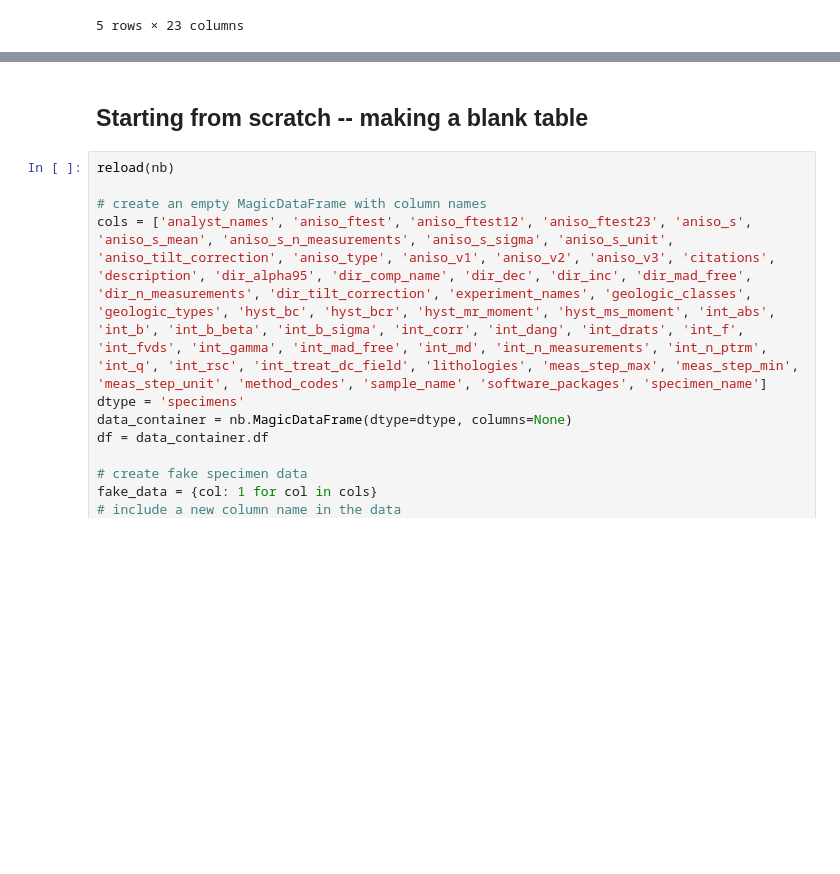
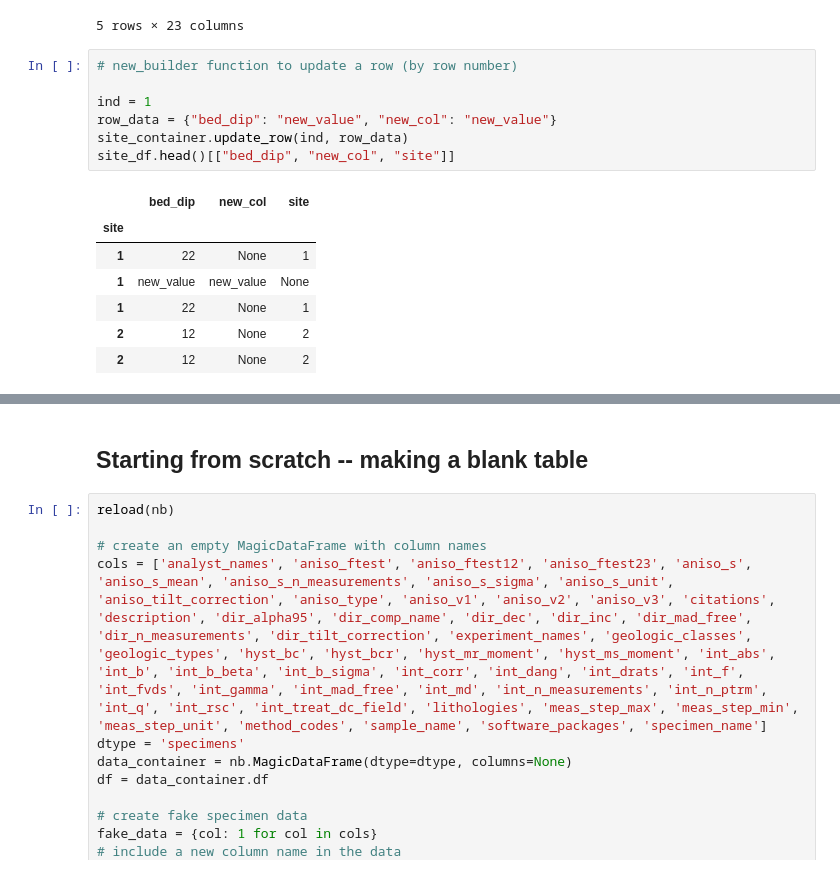
Before and after one commit to PmagPy/PmagPy, a Jupyter notebook: Intro to MagicDataFrames.ipynb, the cells around one changed output, grey strips where cells are left out. Drawn from its saved outputs; the diff is of its cells as text; blank space fills up the shorter version.

```diff
--- a/Intro to MagicDataFrames.ipynb
+++ b/Intro to MagicDataFrames.ipynb
@@ -189,3 +190,18 @@ site_container.df[:5]
 | 2 | 12 | 140 | This study | 25 | None | 290.6 | 31.9 | 243 | ... |
 | 2 | 12 | 140 | This study | 25 | None | 285.7 | 42 | 243 | ... |
 5 rows × 23 columns
+# %%
+# new_builder function to update a row (by row number)
+
+ind = 1
+row_data = {"bed_dip": "new_value", "new_col": "new_value"}
+site_container.update_row(ind, row_data)
+site_df.head()[["bed_dip", "new_col", "site"]]
+# %% [output]
+|  | bed_dip | new_col | site |
+| site |  |  |  |
+| 1 | 22 | None | 1 |
+| 1 | new_value | new_value | None |
+| 1 | 22 | None | 1 |
+| 2 | 12 | None | 2 |
+| 2 | 12 | None | 2 |
```
Also changed, not shown: parts of 15 cells of this notebook, 1 other file.
